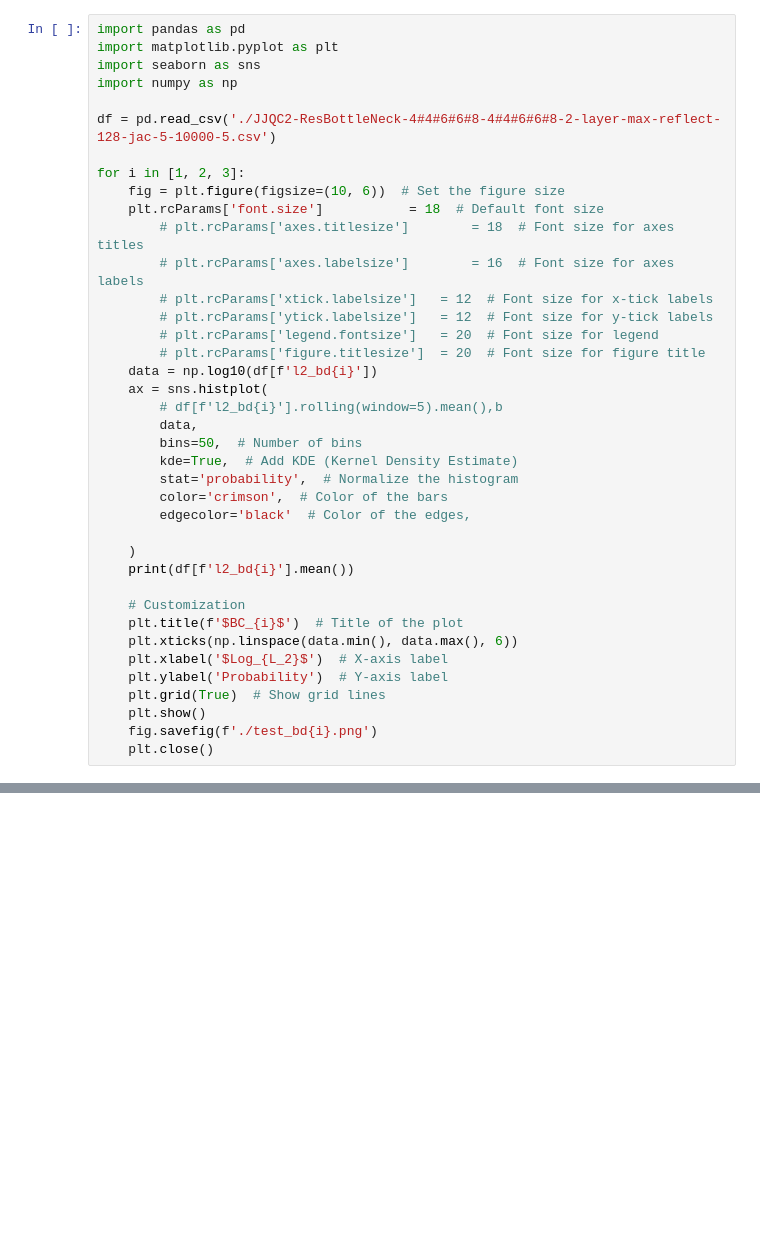
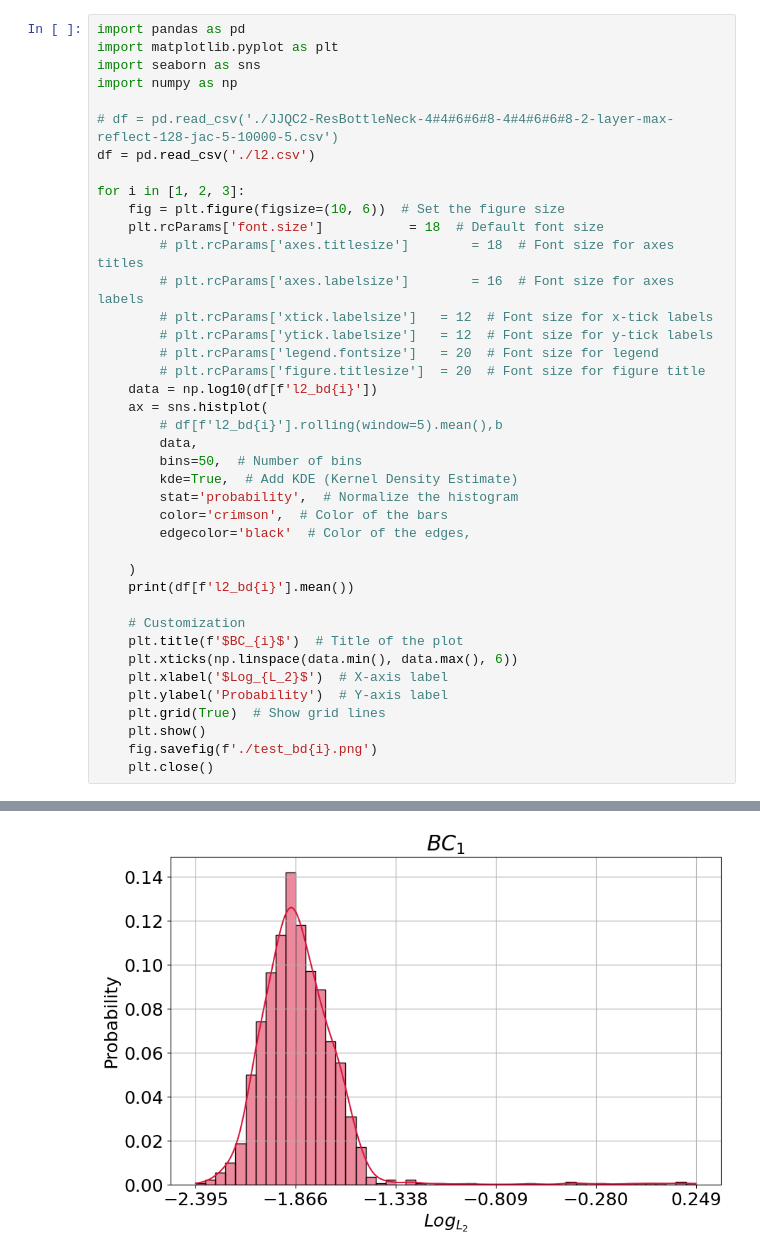
Before and after one commit to dljjqy/DSM, a Jupyter notebook: fit_heat/DeepLearning_test.ipynb, the cells around one changed output, grey strips where cells are left out. Saved outputs shown, nothing was run; the diff lists cells and outputs as text; blank space fills up the shorter version.

```diff
--- a/fit_heat/DeepLearning_test.ipynb
+++ b/fit_heat/DeepLearning_test.ipynb
@@ -176,7 +175,8 @@ import matplotlib.pyplot as plt
 import seaborn as sns
 import numpy as np
 
-df = pd.read_csv('./JJQC2-ResBottleNeck-4#4#6#6#8-4#4#6#6#8-2-layer-max-reflect-128-jac-5-10000-5.csv')
+# df = pd.read_csv('./JJQC2-ResBottleNeck-4#4#6#6#8-4#4#6#6#8-2-layer-max-reflect-128-jac-5-10000-5.csv')
+df = pd.read_csv('./l2.csv')
 
 for i in [1, 2, 3]:
 	fig = plt.figure(figsize=(10, 6))  # Set the figure size
@@ -209,3 +209,4 @@ for i in [1, 2, 3]:
 	plt.show()
 	fig.savefig(f'./test_bd{i}.png')
 	plt.close()
+# %% [output]
@@ -211,0 +214 @@ for i in [1, 2, 3]:
+[figure, added]
```
Also changed, not shown: parts of 5 cells of this notebook, 15 other files.
